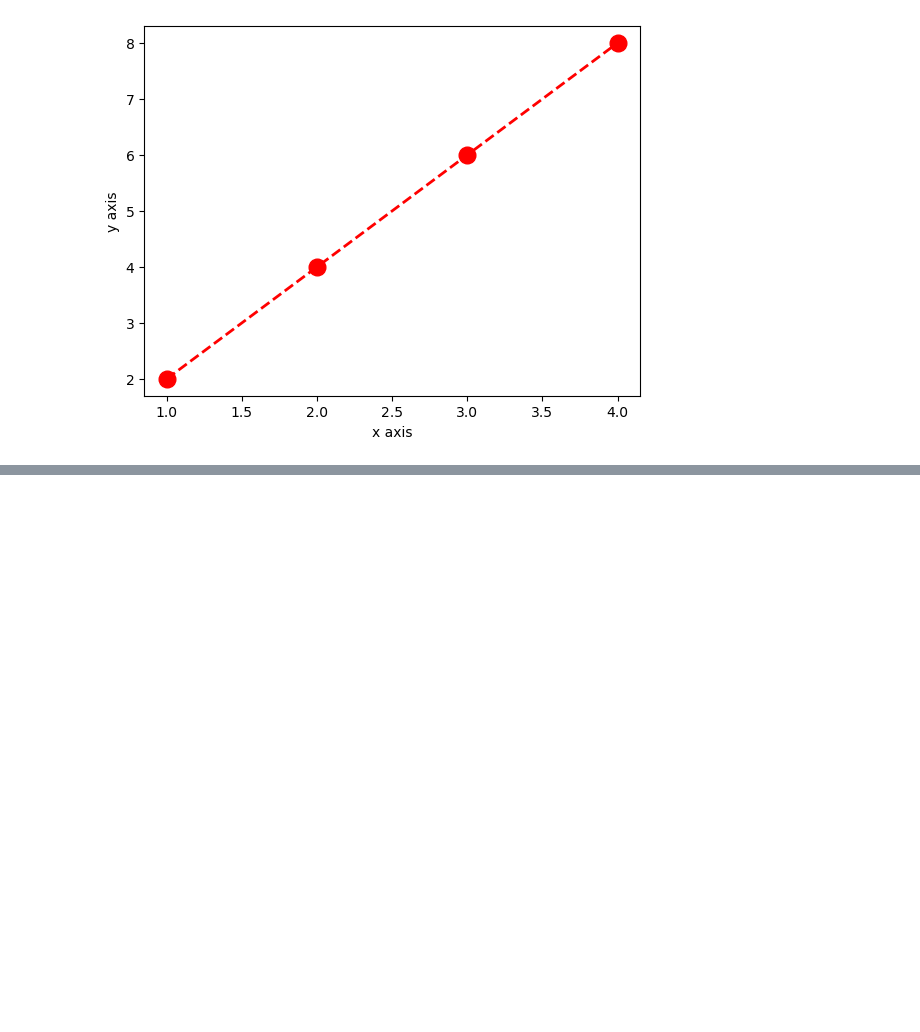
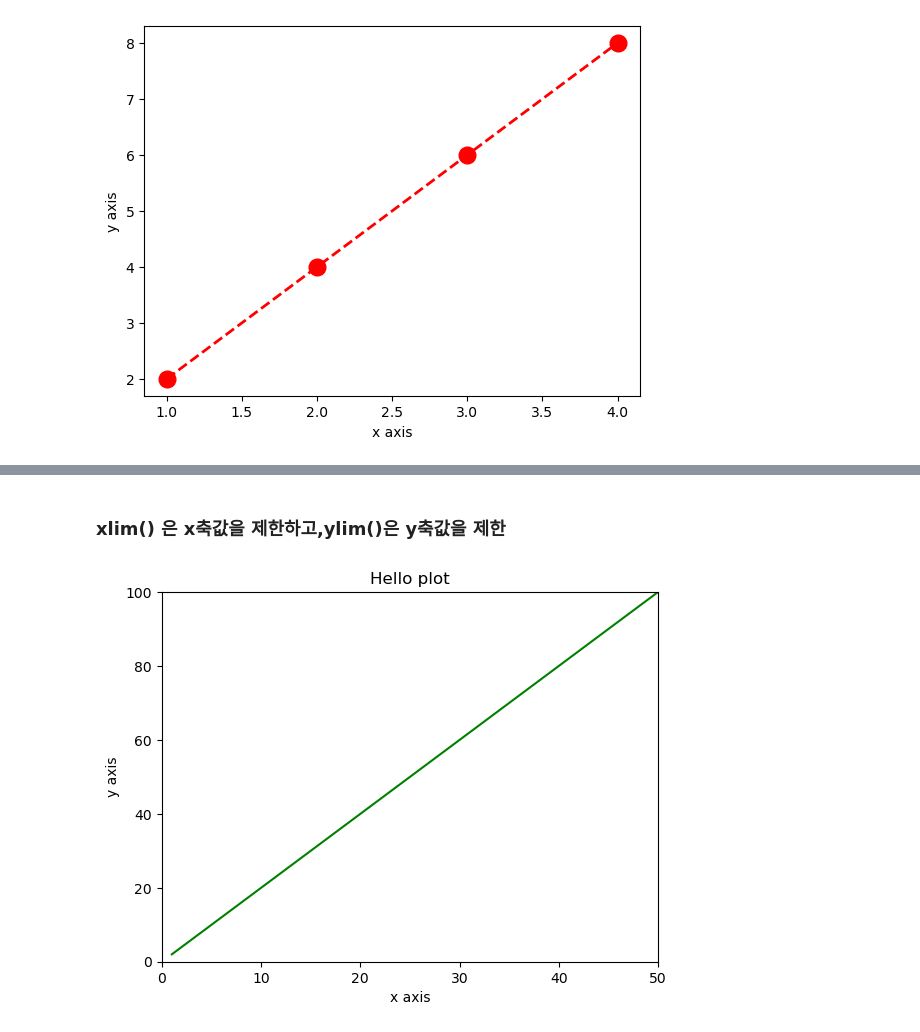
Before and after one commit to YoungMin-S/scikit-learn_Practice, a Jupyter notebook: Visualizaion/Visualization_Matplotlib_Practice.ipynb, the cells around one changed output, grey strips where cells are left out. Drawn from its saved outputs; the diff is of its cells as text; code cells hidden in the pictures; blank space fills up the shorter version.

```diff
--- a/Visualizaion/Visualization_Matplotlib_Practice.ipynb
+++ b/Visualizaion/Visualization_Matplotlib_Practice.ipynb
@@ -99,0 +128,16 @@ print('ssh test')
+# %% [markdown]
+### xlim() 은 x축값을 제한하고,ylim()은 y축값을 제한
+# %%
+x_value = np.arange(1,100)
+y_value = 2 * x_value
+
+plt.plot(x_value,y_value,color='green')
+plt.xlabel('x axis')
+plt.ylabel('y axis')
+
+plt.xlim(0,50)
+plt.ylim(0,100)
+plt.title('Hello plot')
+plt.show()
+# %% [output]
+[figure, added]
```
Also changed, not shown: parts of 15 cells of this notebook.
